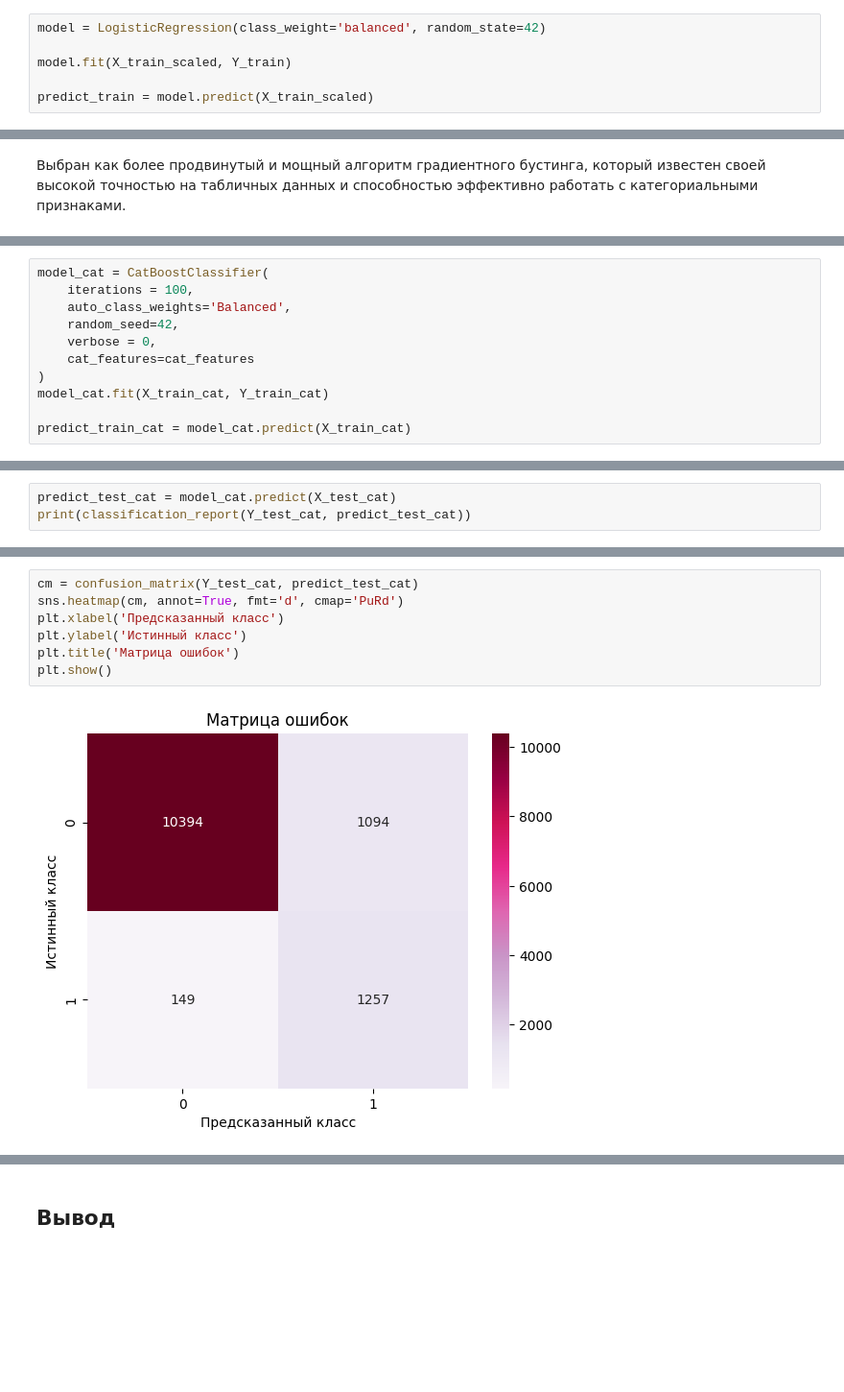
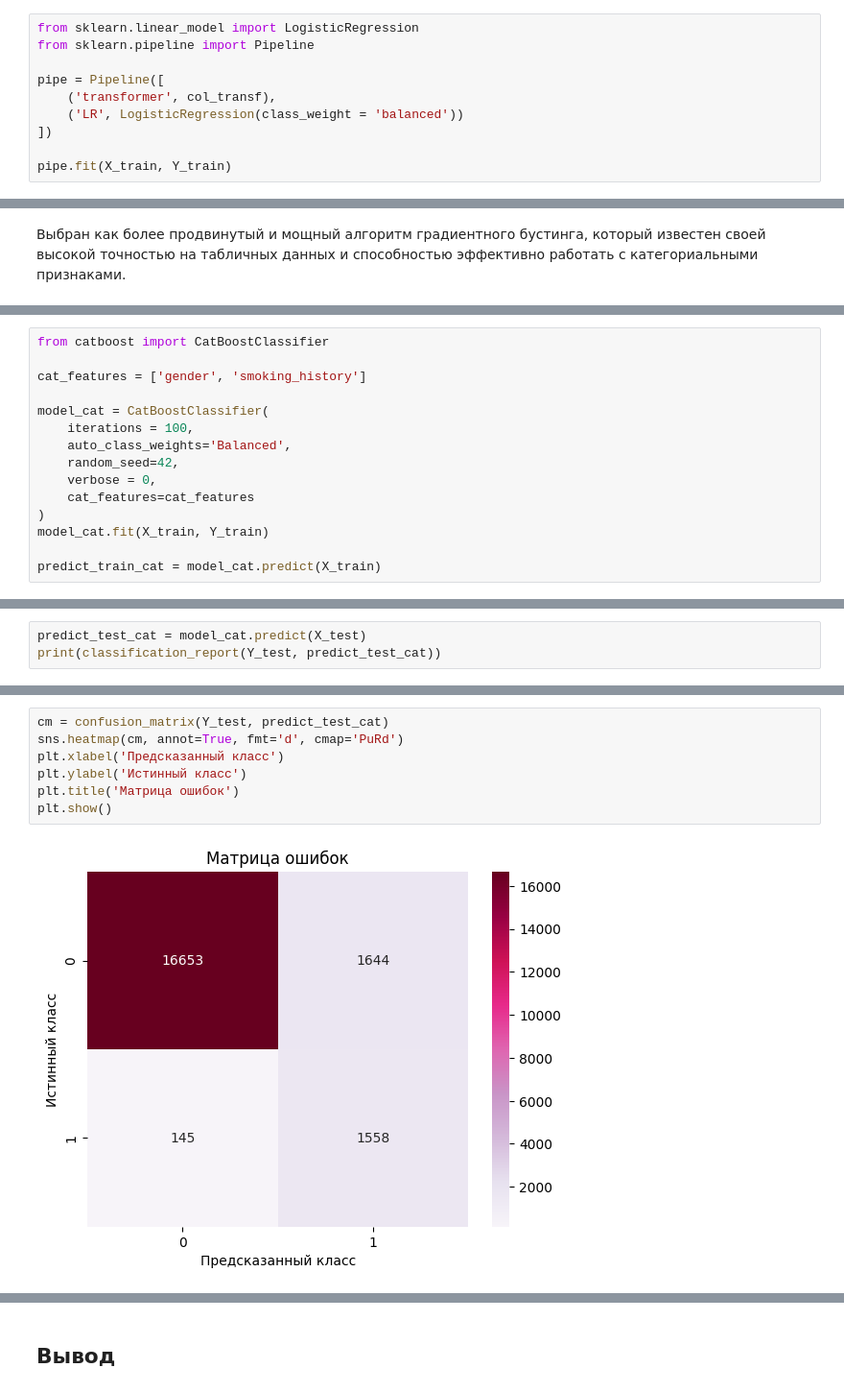
Before and after one commit to Leraniki/ML_uni, a Jupyter notebook: HW_3.ipynb, the cells around one changed output, grey strips where cells are left out. Shown at 96% size. Drawn from its saved outputs; the diff is of its cells as text; blank space fills up the shorter version.

```diff
--- a/HW_3.ipynb
+++ b/HW_3.ipynb
@@ -265,6 +244,10 @@ from sklearn.linear_model import LogisticRegression
-# %%
-model = LogisticRegression(class_weight='balanced', random_state=42)
-
-model.fit(X_train_scaled, Y_train)
-
-predict_train = model.predict(X_train_scaled)
+# %%
+from sklearn.linear_model import LogisticRegression
+from sklearn.pipeline import Pipeline
+
+pipe = Pipeline([
+    ('transformer', col_transf),
+    ('LR', LogisticRegression(class_weight = 'balanced'))
+])
+
+pipe.fit(X_train, Y_train)
@@ -346,4 +325,8 @@ cat_features = ['gender', 'smoking_history']
 # %%
+from catboost import CatBoostClassifier
+
+cat_features = ['gender', 'smoking_history']
+
 model_cat = CatBoostClassifier(
     iterations = 100,
     auto_class_weights='Balanced',
@@ -351,7 +334,7 @@ model_cat = CatBoostClassifier(
     verbose = 0,
     cat_features=cat_features
 )
-model_cat.fit(X_train_cat, Y_train_cat)
+model_cat.fit(X_train, Y_train)
 
-predict_train_cat = model_cat.predict(X_train_cat)
+predict_train_cat = model_cat.predict(X_train)
 # %%
@@ -368,6 +351,6 @@ weighted avg       0.94      0.91      0.92     51278
 # %%
-predict_test_cat = model_cat.predict(X_test_cat)
-print(classification_report(Y_test_cat, predict_test_cat))
+predict_test_cat = model_cat.predict(X_test)
+print(classification_report(Y_test, predict_test_cat))
 # %% [output]
               precision    recall  f1-score   support
 
@@ -380,10 +363,10 @@ weighted avg       0.94      0.90      0.91     12894
 # %%
-cm = confusion_matrix(Y_test_cat, predict_test_cat)
+cm = confusion_matrix(Y_test, predict_test_cat)
 sns.heatmap(cm, annot=True, fmt='d', cmap='PuRd')
 plt.xlabel('Предсказанный класс')
 plt.ylabel('Истинный класс')
 plt.title('Матрица ошибок')
 plt.show()
 # %% [output]
-[figure, old version]
+[figure, new version]
 # %% [markdown]
```
Also changed, not shown: parts of 61 cells of this notebook.
